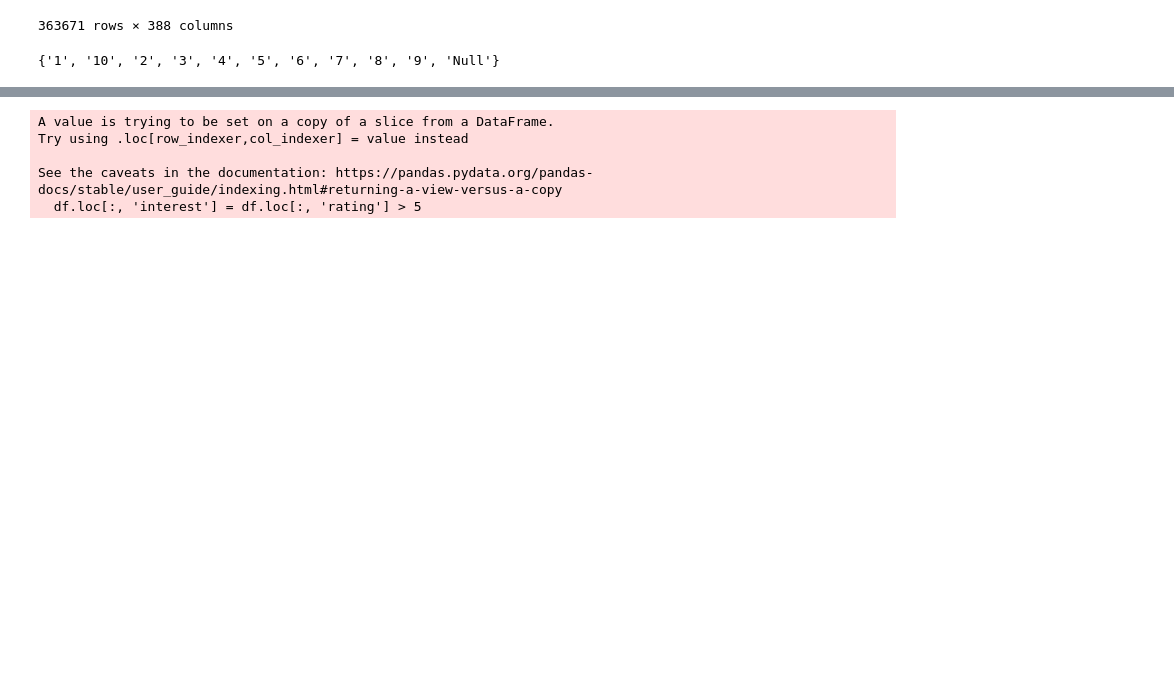
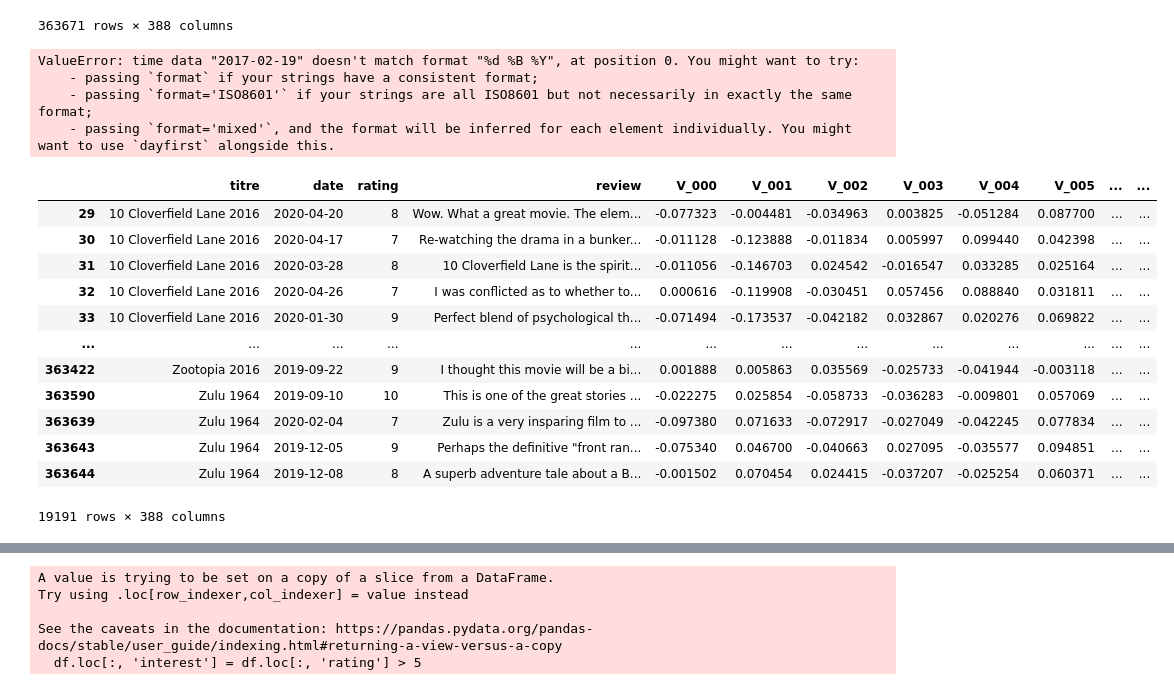
Before and after one commit to hasso5703/IMDB-Project, a Jupyter notebook: testing lab.ipynb, the cells around one changed output, grey strips where cells are left out. Drawn from its saved outputs; the diff is of its cells as text; code cells hidden in the pictures; blank space fills up the shorter version.

```diff
--- a/testing lab.ipynb
+++ b/testing lab.ipynb
@@ -18,11 +22,31 @@ df
 | 363670 | Zulu 1964 | 2017-12-19 | 7 | Although he had been acting in mo... | -0.110094 | 0.012454 | -0.125467 | 0.041177 | -0.137888 | 0.066763 | ... | ... |
 363671 rows × 388 columns
 # %%
-# Filtrer les valeurs NULL dans la colonne rating
-uniques = set(df.rating.values)
-uniques
+import pandas as pd
+df['date'] = pd.to_datetime(df['date'], format='%d %B %Y')
 # %% [output]
-{'1', '10', '2', '3', '4', '5', '6', '7', '8', '9', 'Null'}
+ValueError: time data "2017-02-19" doesn't match format "%d %B %Y", at position 0. You might want to try:
+    - passing `format` if your strings have a consistent format;
+    - passing `format='ISO8601'` if your strings are all ISO8601 but not necessarily in exactly the same format;
+    - passing `format='mixed'`, and the format will be inferred for each element individually. You might want to use `dayfirst` alongside this.
+# %%
+filtered_df = df[(df['date'] >= '2019-07-07') & (df['date'] <= '2023-07-07')]
+# %%
+filtered_df
+# %% [output]
+|  | titre | date | rating | review | V_000 | V_001 | V_002 | V_003 | V_004 | V_005 | ... | ... |
+| 29 | 10 Cloverfield Lane 2016 | 2020-04-20 | 8 | Wow. What a great movie. The elem... | -0.077323 | -0.004481 | -0.034963 | 0.003825 | -0.051284 | 0.087700 | ... | ... |
+| 30 | 10 Cloverfield Lane 2016 | 2020-04-17 | 7 | Re-watching the drama in a bunker... | -0.011128 | -0.123888 | -0.011834 | 0.005997 | 0.099440 | 0.042398 | ... | ... |
+| 31 | 10 Cloverfield Lane 2016 | 2020-03-28 | 8 | 10 Cloverfield Lane is the spirit... | -0.011056 | -0.146703 | 0.024542 | -0.016547 | 0.033285 | 0.025164 | ... | ... |
+| 32 | 10 Cloverfield Lane 2016 | 2020-04-26 | 7 | I was conflicted as to whether to... | 0.000616 | -0.119908 | -0.030451 | 0.057456 | 0.088840 | 0.031811 | ... | ... |
+| 33 | 10 Cloverfield Lane 2016 | 2020-01-30 | 9 | Perfect blend of psychological th... | -0.071494 | -0.173537 | -0.042182 | 0.032867 | 0.020276 | 0.069822 | ... | ... |
+| ... | ... | ... | ... | ... | ... | ... | ... | ... | ... | ... | ... | ... |
+| 363422 | Zootopia 2016 | 2019-09-22 | 9 | I thought this movie will be a bi... | 0.001888 | 0.005863 | 0.035569 | -0.025733 | -0.041944 | -0.003118 | ... | ... |
+| 363590 | Zulu 1964 | 2019-09-10 | 10 | This is one of the great stories ... | -0.022275 | 0.025854 | -0.058733 | -0.036283 | -0.009801 | 0.057069 | ... | ... |
+| 363639 | Zulu 1964 | 2020-02-04 | 7 | Zulu is a very insparing film to ... | -0.097380 | 0.071633 | -0.072917 | -0.027049 | -0.042245 | 0.077834 | ... | ... |
+| 363643 | Zulu 1964 | 2019-12-05 | 9 | Perhaps the definitive "front ran... | -0.075340 | 0.046700 | -0.040663 | 0.027095 | -0.035577 | 0.094851 | ... | ... |
+| 363644 | Zulu 1964 | 2019-12-08 | 8 | A superb adventure tale about a B... | -0.001502 | 0.070454 | 0.024415 | -0.037207 | -0.025254 | 0.060371 | ... | ... |
+19191 rows × 388 columns
 # %%
 df = df[df['rating']!="Null"]
 # %%
```
Also changed, not shown: parts of 1 cell of this notebook, 13 other files.
